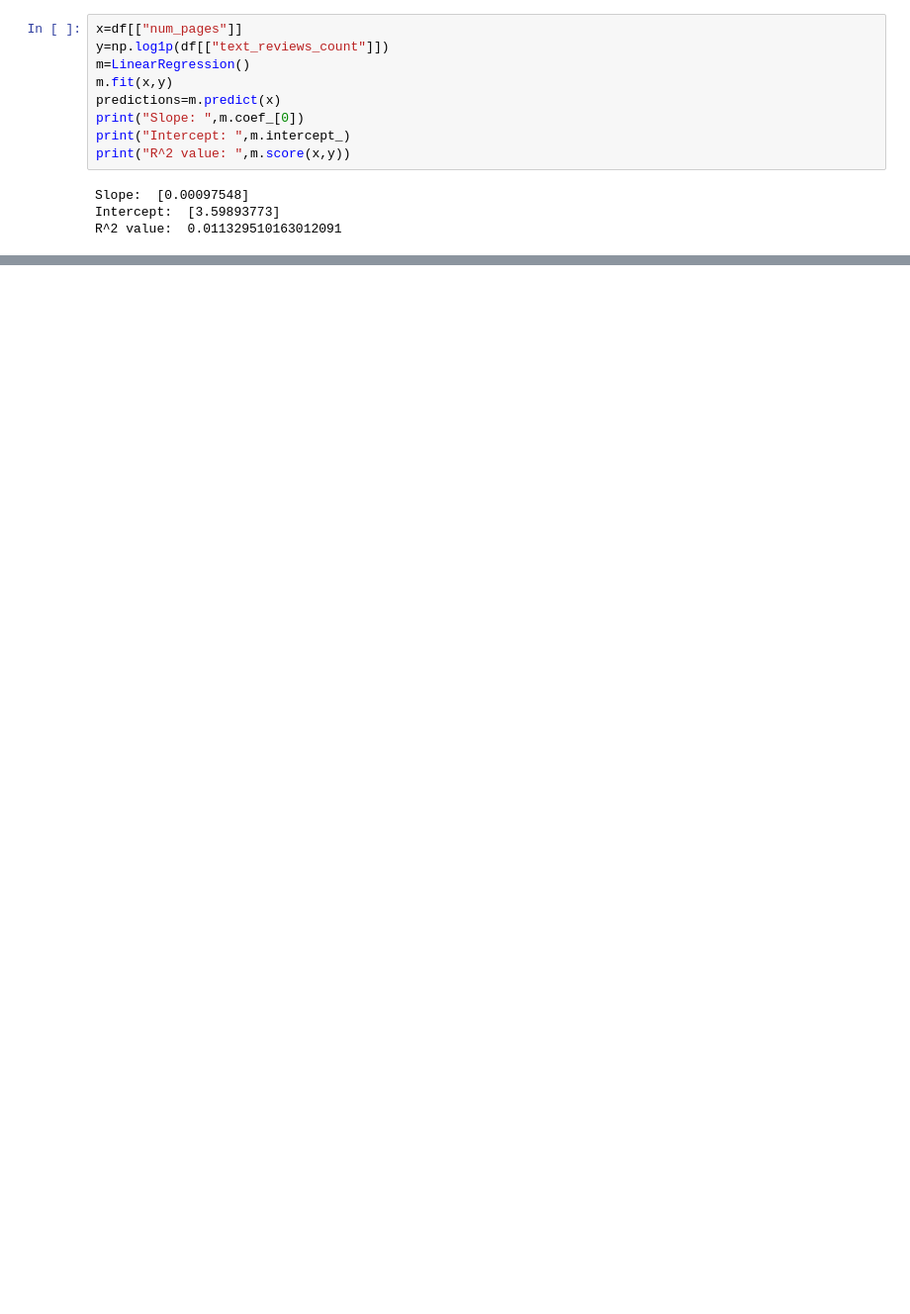
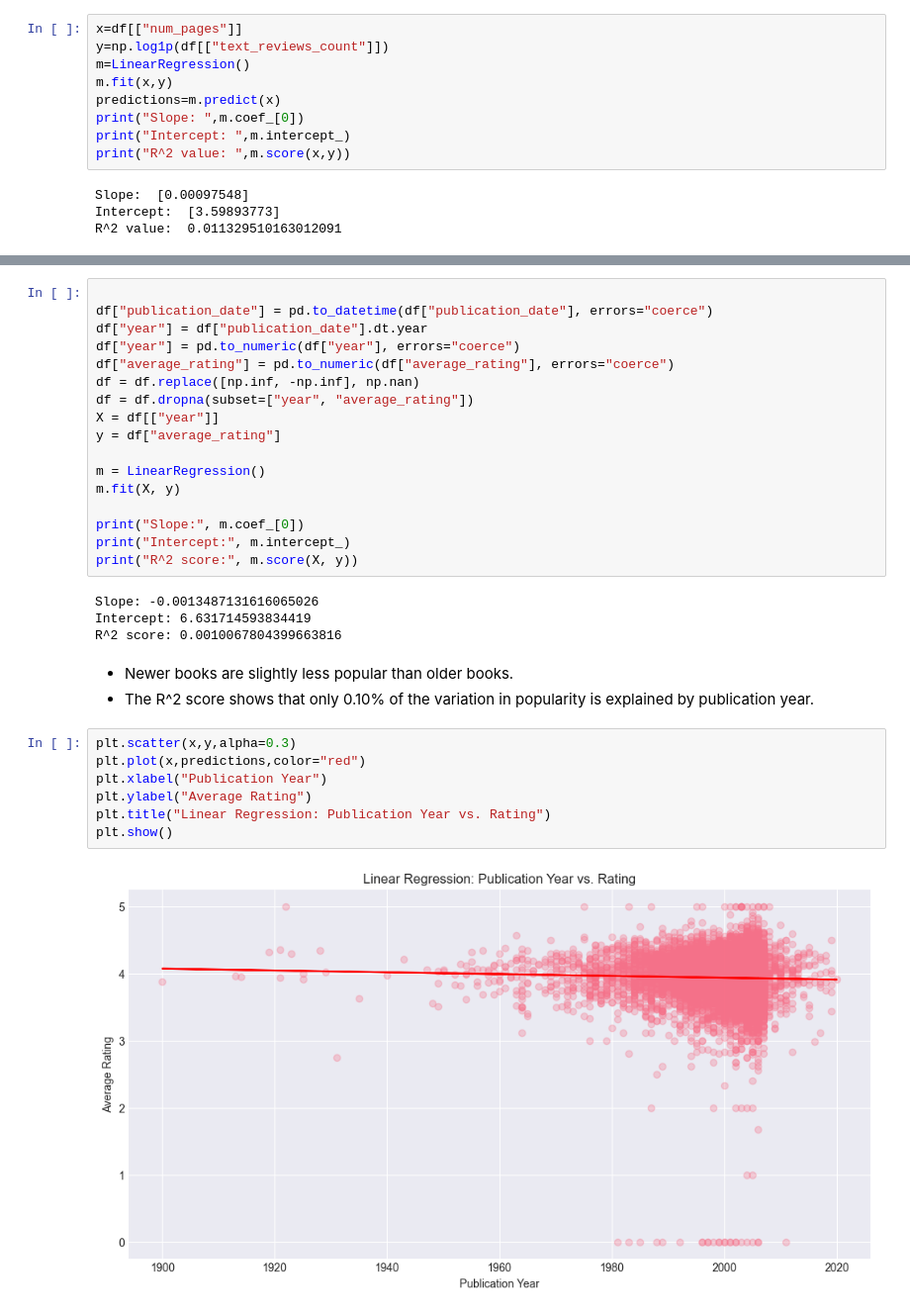
Before and after one commit to suhani-k7/GoodReads-EDA, a Jupyter notebook: linearRegression.ipynb, the cells around one changed output, grey strips where cells are left out. Shown at 99% size. Drawn from its saved outputs; the diff is of its cells as text; blank space fills up the shorter version.

```diff
--- a/linearRegression.ipynb
+++ b/linearRegression.ipynb
@@ -354,0 +382,33 @@ R^2 value:  0.011329510163012091
+# %%
+
+df["publication_date"] = pd.to_datetime(df["publication_date"], errors="coerce")
+df["year"] = df["publication_date"].dt.year
+df["year"] = pd.to_numeric(df["year"], errors="coerce")
+df["average_rating"] = pd.to_numeric(df["average_rating"], errors="coerce")
+df = df.replace([np.inf, -np.inf], np.nan)
+df = df.dropna(subset=["year", "average_rating"])
+X = df[["year"]]
+y = df["average_rating"]
+
+m = LinearRegression()
+m.fit(X, y)
+
+print("Slope:", m.coef_[0])
+print("Intercept:", m.intercept_)
+print("R^2 score:", m.score(X, y))
+# %% [output]
+Slope: -0.0013487131616065026
+Intercept: 6.631714593834419
+R^2 score: 0.0010067804399663816
+# %% [markdown]
+- Newer books are slightly less popular than older books.
+- The R^2 score shows that only 0.10% of the variation in popularity is explained by publication year.
+# %%
+plt.scatter(x,y,alpha=0.3)
+plt.plot(x,predictions,color="red")
+plt.xlabel("Publication Year")
+plt.ylabel("Average Rating")
+plt.title("Linear Regression: Publication Year vs. Rating")
+plt.show()
+# %% [output]
+[figure, added]
```
Also changed, not shown: parts of 19 cells of this notebook.
